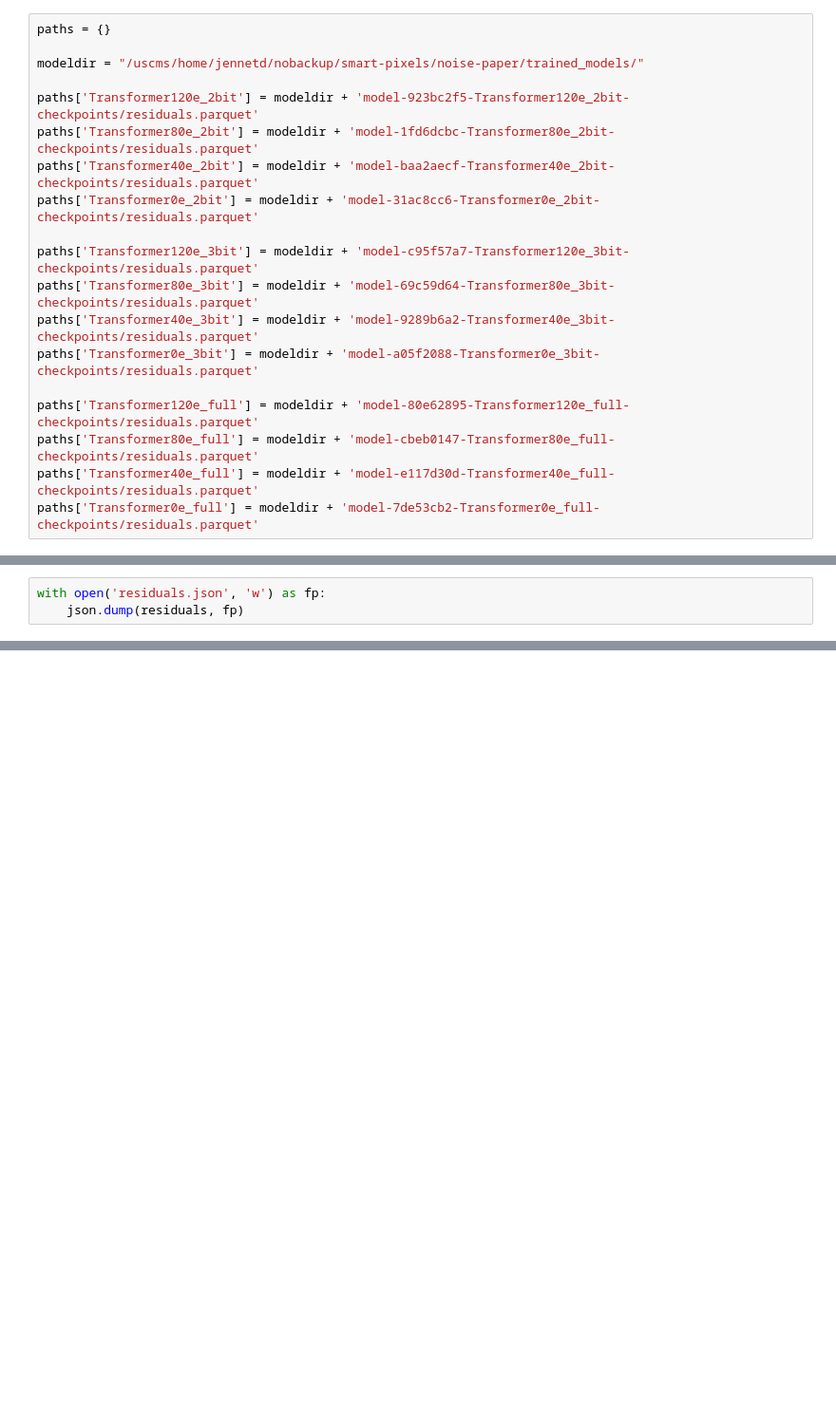
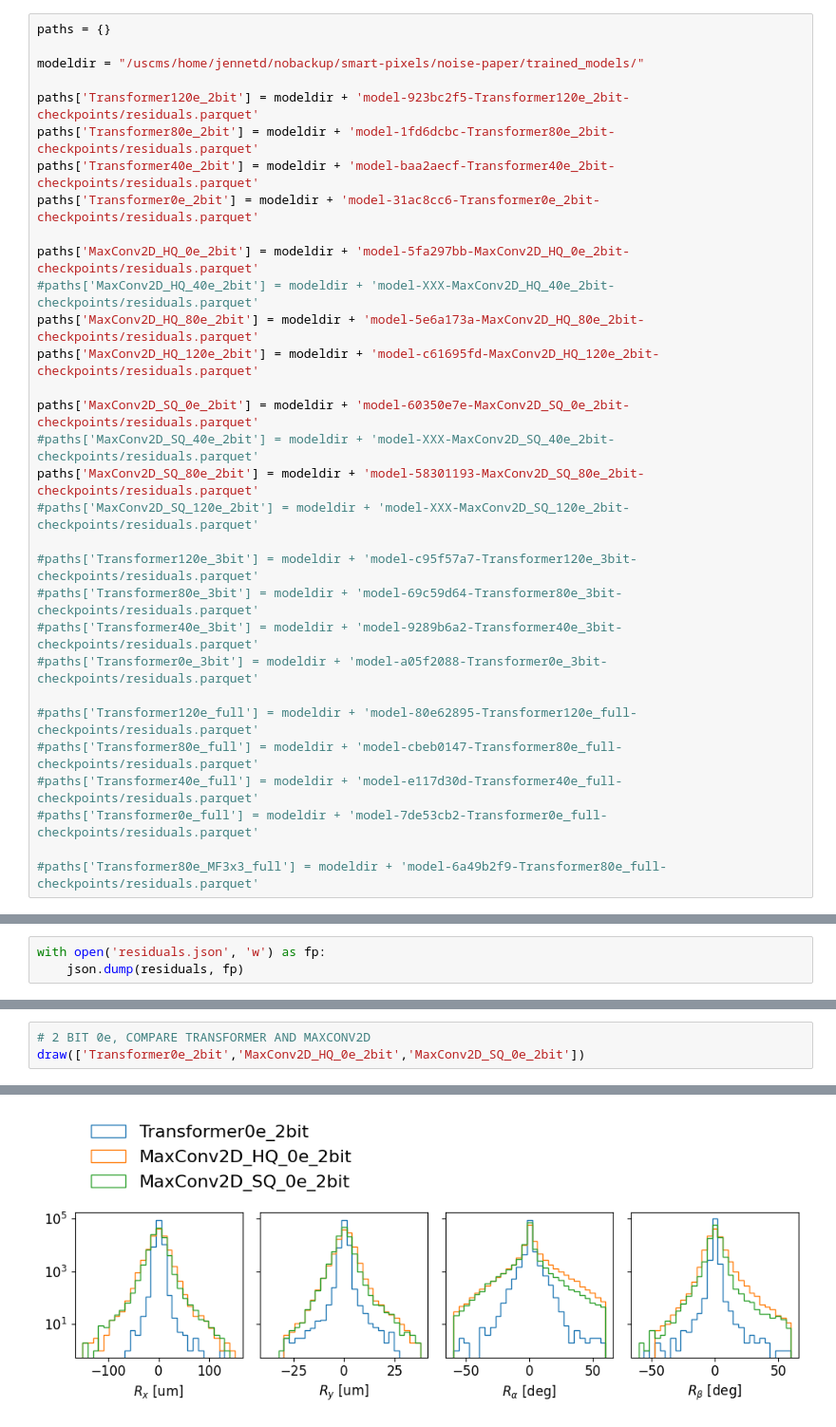
Before and after one commit to jennetd/smart-pixels-ml, a Jupyter notebook: read-all-models.ipynb, the cells around one changed output, grey strips where cells are left out. Shown at 95% size. Drawn from its saved outputs; the diff is of its cells as text; blank space fills up the shorter version.

Commit message:
update read-all-models

```diff
--- a/read-all-models.ipynb
+++ b/read-all-models.ipynb
@@ -25,15 +25,27 @@ paths['Transformer80e_2bit'] = modeldir + 'model-1fd6dcbc-Transformer80e_2bit-ch
 paths['Transformer40e_2bit'] = modeldir + 'model-baa2aecf-Transformer40e_2bit-checkpoints/residuals.parquet'
 paths['Transformer0e_2bit'] = modeldir + 'model-31ac8cc6-Transformer0e_2bit-checkpoints/residuals.parquet'
 
-paths['Transformer120e_3bit'] = modeldir + 'model-c95f57a7-Transformer120e_3bit-checkpoints/residuals.parquet'
-paths['Transformer80e_3bit'] = modeldir + 'model-69c59d64-Transformer80e_3bit-checkpoints/residuals.parquet'
-paths['Transformer40e_3bit'] = modeldir + 'model-9289b6a2-Transformer40e_3bit-checkpoints/residuals.parquet'
-paths['Transformer0e_3bit'] = modeldir + 'model-a05f2088-Transformer0e_3bit-checkpoints/residuals.parquet'
+paths['MaxConv2D_HQ_0e_2bit'] = modeldir + 'model-5fa297bb-MaxConv2D_HQ_0e_2bit-checkpoints/residuals.parquet'
+#paths['MaxConv2D_HQ_40e_2bit'] = modeldir + 'model-XXX-MaxConv2D_HQ_40e_2bit-checkpoints/residuals.parquet'
+paths['MaxConv2D_HQ_80e_2bit'] = modeldir + 'model-5e6a173a-MaxConv2D_HQ_80e_2bit-checkpoints/residuals.parquet'
+paths['MaxConv2D_HQ_120e_2bit'] = modeldir + 'model-c61695fd-MaxConv2D_HQ_120e_2bit-checkpoints/residuals.parquet'
 
-paths['Transformer120e_full'] = modeldir + 'model-80e62895-Transformer120e_full-checkpoints/residuals.parquet'
-paths['Transformer80e_full'] = modeldir + 'model-cbeb0147-Transformer80e_full-checkpoints/residuals.parquet'
-paths['Transformer40e_full'] = modeldir + 'model-e117d30d-Transformer40e_full-checkpoints/residuals.parquet'
-paths['Transformer0e_full'] = modeldir + 'model-7de53cb2-Transformer0e_full-checkpoints/residuals.parquet'
+paths['MaxConv2D_SQ_0e_2bit'] = modeldir + 'model-60350e7e-MaxConv2D_SQ_0e_2bit-checkpoints/residuals.parquet'
+#paths['MaxConv2D_SQ_40e_2bit'] = modeldir + 'model-XXX-MaxConv2D_SQ_40e_2bit-checkpoints/residuals.parquet'
+paths['MaxConv2D_SQ_80e_2bit'] = modeldir + 'model-58301193-MaxConv2D_SQ_80e_2bit-checkpoints/residuals.parquet'
+#paths['MaxConv2D_SQ_120e_2bit'] = modeldir + 'model-XXX-MaxConv2D_SQ_120e_2bit-checkpoints/residuals.parquet'
+
+#paths['Transformer120e_3bit'] = modeldir + 'model-c95f57a7-Transformer120e_3bit-checkpoints/residuals.parquet'
+#paths['Transformer80e_3bit'] = modeldir + 'model-69c59d64-Transformer80e_3bit-checkpoints/residuals.parquet'
+#paths['Transformer40e_3bit'] = modeldir + 'model-9289b6a2-Transformer40e_3bit-checkpoints/residuals.parquet'
+#paths['Transformer0e_3bit'] = modeldir + 'model-a05f2088-Transformer0e_3bit-checkpoints/residuals.parquet'
+
+#paths['Transformer120e_full'] = modeldir + 'model-80e62895-Transformer120e_full-checkpoints/residuals.parquet'
+#paths['Transformer80e_full'] = modeldir + 'model-cbeb0147-Transformer80e_full-checkpoints/residuals.parquet'
+#paths['Transformer40e_full'] = modeldir + 'model-e117d30d-Transformer40e_full-checkpoints/residuals.parquet'
+#paths['Transformer0e_full'] = modeldir + 'model-7de53cb2-Transformer0e_full-checkpoints/residuals.parquet'
+
+#paths['Transformer80e_MF3x3_full'] = modeldir + 'model-6a49b2f9-Transformer80e_full-checkpoints/residuals.parquet'
 # %%
 residuals = {}
 df = {}
@@ -297,0 +181,4 @@ Transformer120e_full
+# %%
+# 2 BIT 0e, COMPARE TRANSFORMER AND MAXCONV2D
+draw(['Transformer0e_2bit','MaxConv2D_HQ_0e_2bit','MaxConv2D_SQ_0e_2bit'])
+# %% [output]
@@ -297,0 +188 @@ Transformer120e_full
+[figure, added]
```
Also changed, not shown: parts of 10 cells of this notebook, 4 other files.
